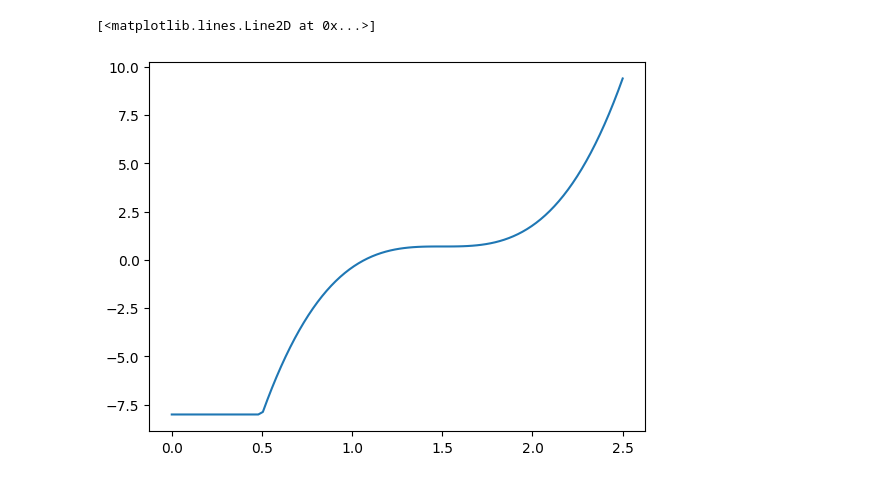
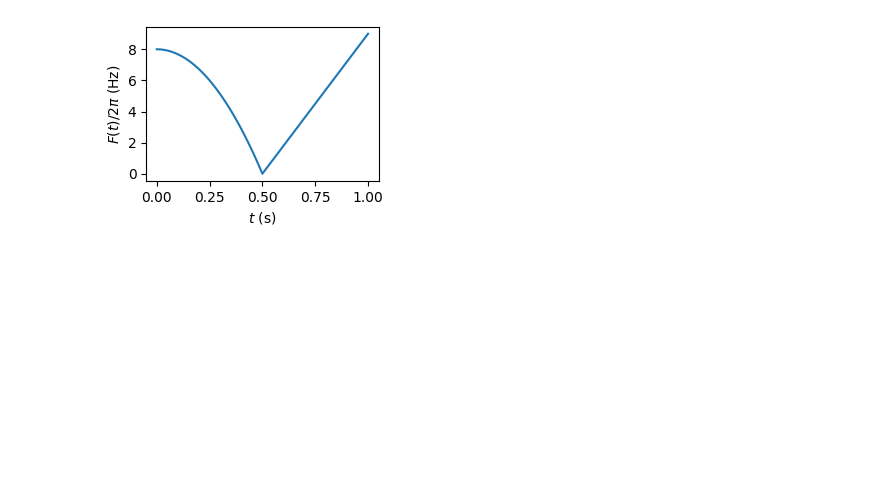
Before and after one commit to lindamauron/dynamics, a Jupyter notebook: test.ipynb, the cells around one changed output. Saved outputs shown, nothing was run; the diff lists cells and outputs as text; code cells hidden in the pictures; blank space fills up the shorter version.

```diff
--- a/test.ipynb
+++ b/test.ipynb
@@ -12,5 +13,5 @@ times = np.linspace(0,2.5,100)
-# %%
-plt.plot(times, F(times)/2/3.14)
-# %% [output]
-[<matplotlib.lines.Line2D at 0x...>]
-[figure, removed]
+# %%
+ax = F.plot()
+plt.show()
+# %% [output]
+[figure, added]
```
Also changed, not shown: parts of 17 cells of this notebook, 24 other files.
